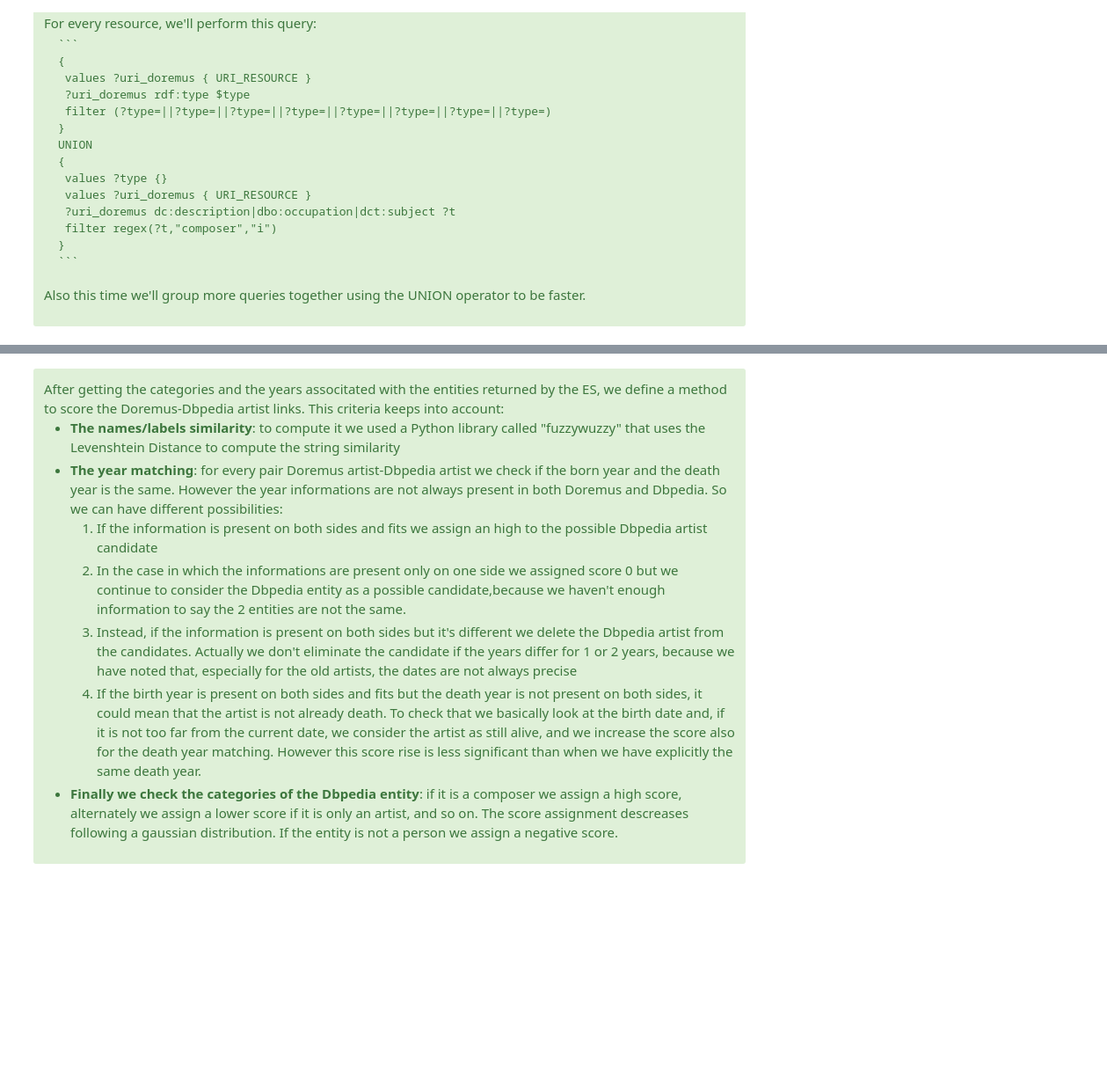
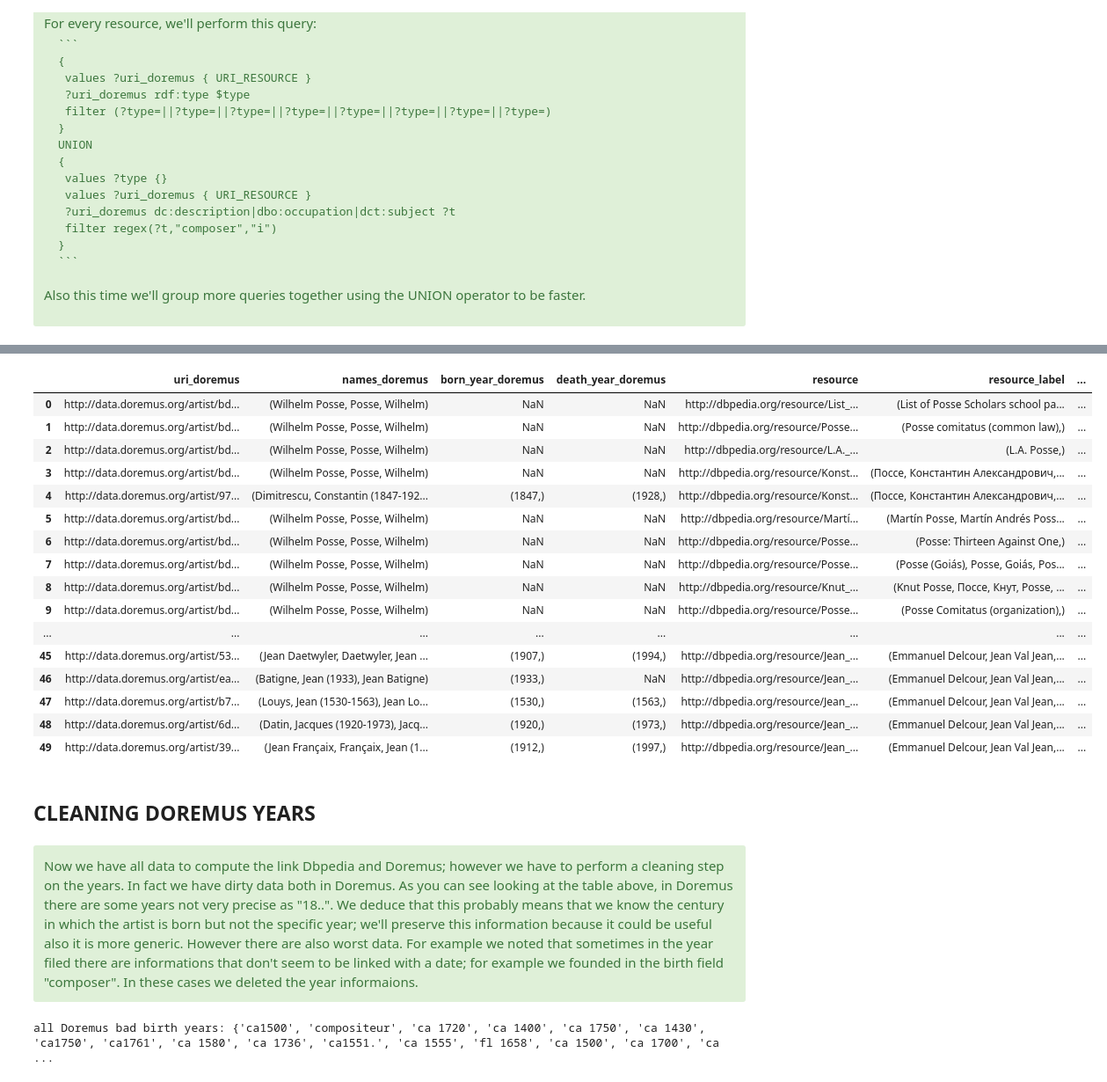
Before and after one commit to D2KLab/CityMUS, a Jupyter notebook: matching_DB_Doremus/artist_dbpedia_matching/artist_dbpedia_matching.ipynb, the cells around one changed output, grey strips where cells are left out. Shown at 88% size. Drawn from its saved outputs; the diff is of its cells as text; code cells hidden in the pictures; blank space fills up the shorter version.

```diff
--- a/matching_DB_Doremus/artist_dbpedia_matching/artist_dbpedia_matching.ipynb
+++ b/matching_DB_Doremus/artist_dbpedia_matching/artist_dbpedia_matching.ipynb
@@ -351,21 +468,39 @@ artist_category_df_grouped = artist_category_df.groupby('resource')['categories'
 doremus_dbpedia_link_df=pd.merge(doremus_elastic_search_years,artist_category_df_grouped, on='resource', how='left')
 # %%
 doremus_dbpedia_link_df.to_pickle('doremus_dbpedia_link_df')
-# %% [markdown]
-<div class="alert alert-success">
-After getting the categories and the years associtated with the entities returned by the ES, we define a method to score the Doremus-Dbpedia artist links. This criteria keeps into account:
-<ul>
-  <li><strong>The names/labels similarity</strong>: to compute it we used a Python library called "fuzzywuzzy" that uses the Levenshtein Distance to compute the string similarity</li>
-  <li><strong>The year matching</strong>: for every pair Doremus artist-Dbpedia artist we check if the born year and the death year is the same. However the year informations are not always present in both Doremus and Dbpedia. So we can have different possibilities:
-  <ol>
-  <li> If the information is present on both sides and fits we assign an high to the possible Dbpedia artist candidate </li>
-  <li> In the case in which the informations are present only on one side we assigned score 0 but we continue to consider the Dbpedia entity as a possible candidate,because we haven't enough information to say the 2 entities are not the same.</li>
-  <li>Instead, if the information is present on both sides but it's different we delete the Dbpedia artist from the candidates. Actually we don't eliminate the candidate if the years differ for 1 or 2 years, because we have noted that, especially for the old artists, the dates are not always precise </li>
-  <li> If the birth year is present on both sides and fits but the death year is not present on both sides, it could mean that the artist is not already death. To check that we basically look at the birth date and, if it is not too far from the current date, we consider the artist as still alive, and we increase the score also for the death year matching. However this score rise is less significant than when we have explicitly the same death year.  </li>
-  </ol>
-  <li><strong>Finally we check the categories of the Dbpedia entity</strong>: if it is a composer we assign a high score, alternately we assign a lower score if it is only an artist, and so on. The score assignment descreases following a gaussian distribution. If the entity is not a person we assign a negative score.</li>
-</ul>
-
-</div>
 # %%
 doremus_dbpedia_link_df= pd.read_pickle('doremus_dbpedia_link_df')
+# %%
+doremus_dbpedia_link_df.head(50)
+# %% [output]
+|  | uri_doremus | names_doremus | born_year_doremus | death_year_doremus | resource | resource_label | ... |
+| 0 | http://data.doremus.org/artist/bd... | (Wilhelm Posse, Posse, Wilhelm) | NaN | NaN | http://dbpedia.org/resource/List_... | (List of Posse Scholars school pa... | ... |
+| 1 | http://data.doremus.org/artist/bd... | (Wilhelm Posse, Posse, Wilhelm) | NaN | NaN | http://dbpedia.org/resource/Posse... | (Posse comitatus (common law),) | ... |
+| 2 | http://data.doremus.org/artist/bd... | (Wilhelm Posse, Posse, Wilhelm) | NaN | NaN | http://dbpedia.org/resource/L.A._... | (L.A. Posse,) | ... |
+| 3 | http://data.doremus.org/artist/bd... | (Wilhelm Posse, Posse, Wilhelm) | NaN | NaN | http://dbpedia.org/resource/Konst... | (Поссе, Константин Александрович,... | ... |
+| 4 | http://data.doremus.org/artist/97... | (Dimitrescu, Constantin (1847-192... | (1847,) | (1928,) | http://dbpedia.org/resource/Konst... | (Поссе, Константин Александрович,... | ... |
+| 5 | http://data.doremus.org/artist/bd... | (Wilhelm Posse, Posse, Wilhelm) | NaN | NaN | http://dbpedia.org/resource/Martí... | (Martín Posse, Martín Andrés Poss... | ... |
+| 6 | http://data.doremus.org/artist/bd... | (Wilhelm Posse, Posse, Wilhelm) | NaN | NaN | http://dbpedia.org/resource/Posse... | (Posse: Thirteen Against One,) | ... |
+| 7 | http://data.doremus.org/artist/bd... | (Wilhelm Posse, Posse, Wilhelm) | NaN | NaN | http://dbpedia.org/resource/Posse... | (Posse (Goiás), Posse, Goiás, Pos... | ... |
+| 8 | http://data.doremus.org/artist/bd... | (Wilhelm Posse, Posse, Wilhelm) | NaN | NaN | http://dbpedia.org/resource/Knut_... | (Knut Posse, Поссе, Кнут, Posse, ... | ... |
+| 9 | http://data.doremus.org/artist/bd... | (Wilhelm Posse, Posse, Wilhelm) | NaN | NaN | http://dbpedia.org/resource/Posse... | (Posse Comitatus (organization),) | ... |
+| ... | ... | ... | ... | ... | ... | ... | ... |
+| 45 | http://data.doremus.org/artist/53... | (Jean Daetwyler, Daetwyler, Jean ... | (1907,) | (1994,) | http://dbpedia.org/resource/Jean_... | (Emmanuel Delcour, Jean Val Jean,... | ... |
+| 46 | http://data.doremus.org/artist/ea... | (Batigne, Jean (1933), Jean Batigne) | (1933,) | NaN | http://dbpedia.org/resource/Jean_... | (Emmanuel Delcour, Jean Val Jean,... | ... |
+| 47 | http://data.doremus.org/artist/b7... | (Louys, Jean (1530-1563), Jean Lo... | (1530,) | (1563,) | http://dbpedia.org/resource/Jean_... | (Emmanuel Delcour, Jean Val Jean,... | ... |
+| 48 | http://data.doremus.org/artist/6d... | (Datin, Jacques (1920-1973), Jacq... | (1920,) | (1973,) | http://dbpedia.org/resource/Jean_... | (Emmanuel Delcour, Jean Val Jean,... | ... |
+| 49 | http://data.doremus.org/artist/39... | (Jean Françaix, Françaix, Jean (1... | (1912,) | (1997,) | http://dbpedia.org/resource/Jean_... | (Emmanuel Delcour, Jean Val Jean,... | ... |
+# %% [markdown]
+## CLEANING DOREMUS YEARS
+# %% [markdown]
+<div class="alert alert-success">
+Now we have all data to compute the link Dbpedia and Doremus; however we have to perform a cleaning step on the years. In fact we have dirty data both in Doremus. As you can see looking at the table above, in Doremus there are some years not very precise as "18..". We deduce that this probably means that we know the century in which the artist is born but not the specific year; we'll preserve this information because it could be useful also it is more generic. However there are also worst data. For example we noted that sometimes in the year filed there are informations that don't seem to be linked with a date; for example we founded in the birth field "composer". In these cases we deleted the year informaions.
+</div>
+# %%
+import itertools
+birth_doremus_years = list(doremus_dbpedia_link_df[doremus_dbpedia_link_df['born_year_doremus'].notnull()]['born_year_doremus'])
+birth_doremus_years = list(itertools.chain.from_iterable(birth_doremus_years))
+bad_birth_doremus_years = set([x for x in birth_doremus_years if re.search('[a-z]', x)])
+print("all Doremus bad birth years:",bad_birth_doremus_years)
+# %% [output]
+all Doremus bad birth years: {'ca1500', 'compositeur', 'ca 1720', 'ca 1400', 'ca 1750', 'ca 1430', 'ca1750', 'ca1761', 'ca 1580', 'ca 1736', 'ca1551.', 'ca 1555', 'fl 1658', 'ca 1500', 'ca 1700', 'ca  ...
```
Also changed, not shown: parts of 80 cells of this notebook, 5 other files.
